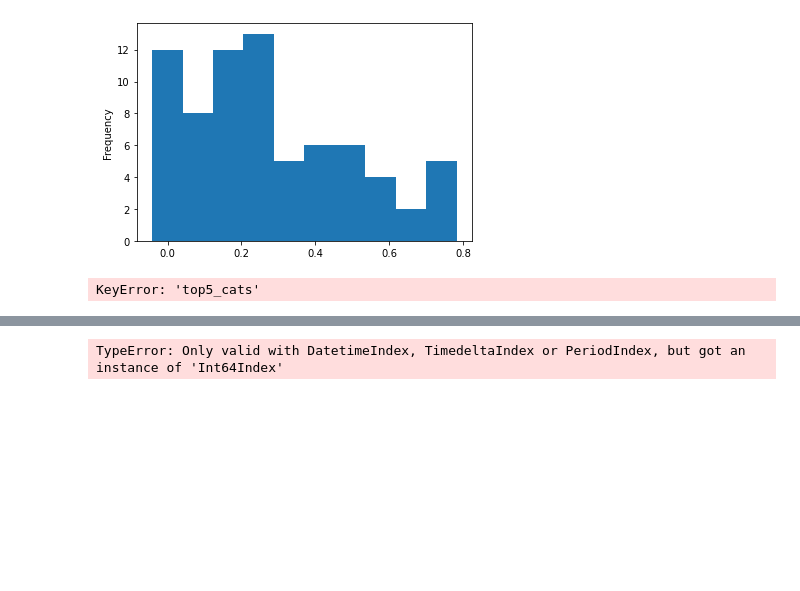
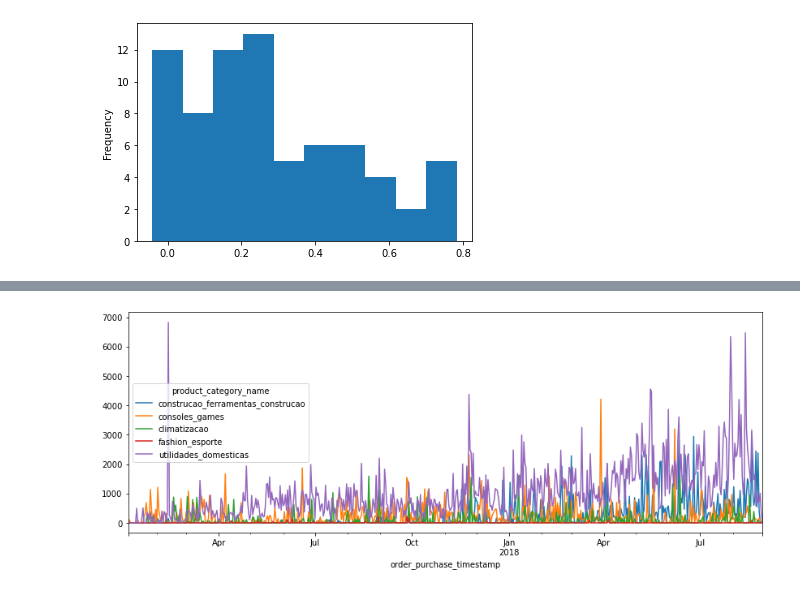
Before and after one commit to loerssoni/ecommece-wknd, a Jupyter notebook: exploratory/1.0-DemandEDA.ipynb, the cells around one changed output, grey strips where cells are left out. Saved outputs shown, nothing was run; the diff lists cells and outputs as text; code cells hidden in the pictures; blank space fills up the shorter version.

```diff
--- a/exploratory/1.0-DemandEDA.ipynb
+++ b/exploratory/1.0-DemandEDA.ipynb
@@ -70,7 +75,7 @@ category_corrs_with_total.plot(kind='hist')
 <AxesSubplot:ylabel='Frequency'>
 [figure]
 # %%
-top5_cats = category_revenues_wide.sum().sort_values().tail(5).index
-category_revenues_wide['top5_cats']
+top5_cats = category_revenues_wide.count().sort_values().tail(5).index
+category_revenues_wide[top5_cats].plot(figsize=(14, 5))
+category_revenues_wide[top5_cats].corr()
 # %% [output]
-KeyError: 'top5_cats'
@@ -77,4 +89 @@ KeyError: 'top5_cats'
+[figure, added]
-# %%
-delivered.groupby('product_category_name')['price'].resample('d').agg(['count','sum'])
-# %% [output]
-TypeError: Only valid with DatetimeIndex, TimedeltaIndex or PeriodIndex, but got an instance of 'Int64Index'
```
Also changed, not shown: parts of 9 cells of this notebook, 1 other file.
